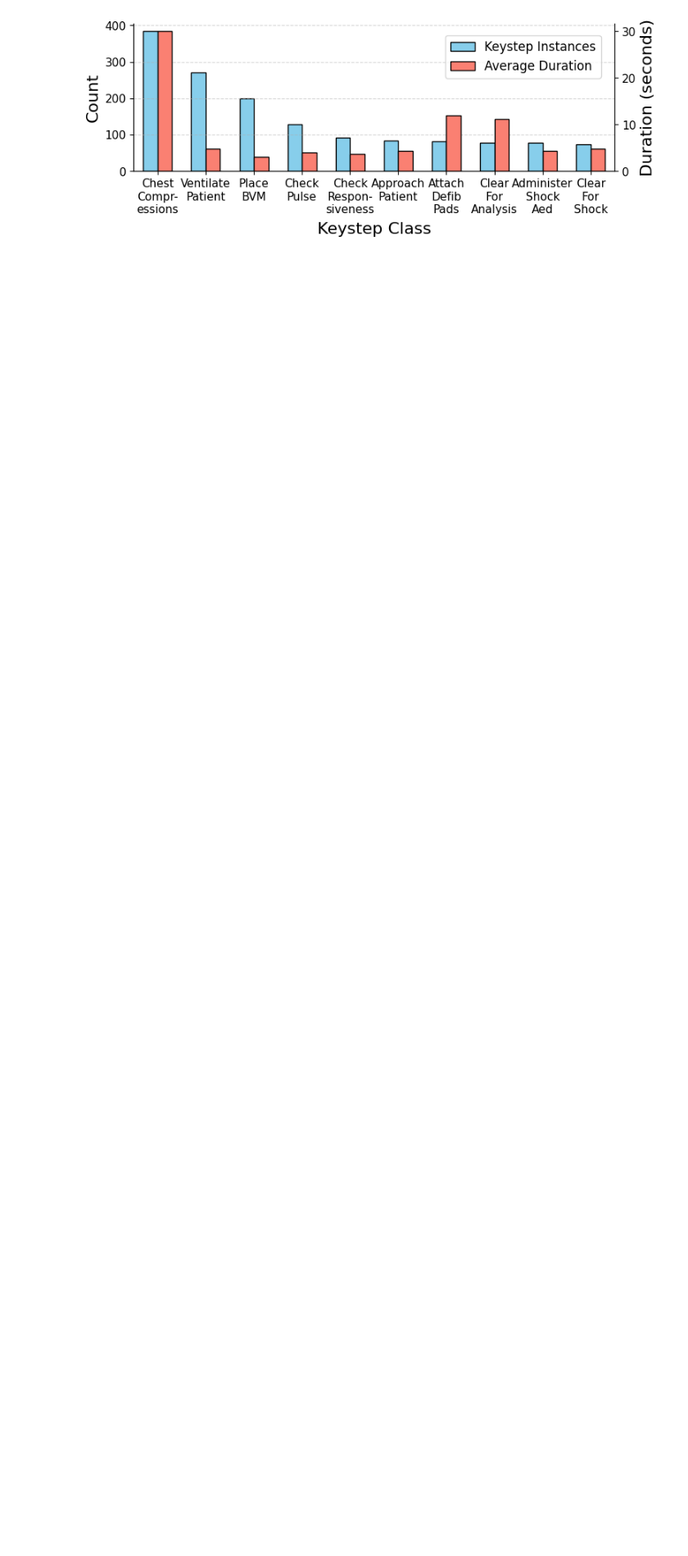
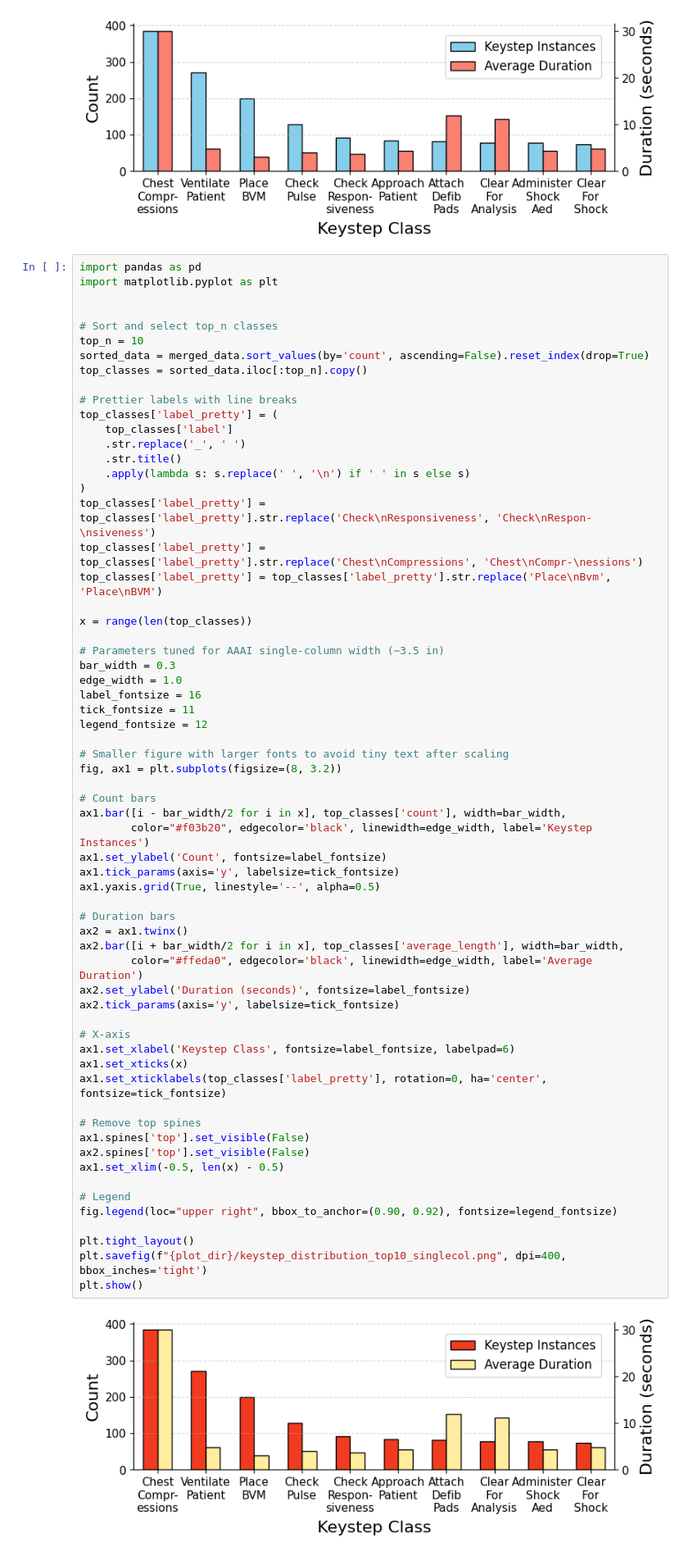
Before and after one commit to UVA-DSA/EgoEMS, a Jupyter notebook: Tools/stats/final_plots.ipynb, the cells around one changed output. Shown: that part at 82% size. Saved outputs shown, nothing was run; the diff lists cells and outputs as text; blank space fills up the shorter version.

Commit message:
figure improvements after editorial feedback

```diff
--- a/Tools/stats/final_plots.ipynb
+++ b/Tools/stats/final_plots.ipynb
@@ -379,3 +379,68 @@ plt.savefig(f"{plot_dir}/keystep_distribution_top10_singlecol.png", dpi=400, bbo
 plt.show()
 # %% [output]
 [figure]
+# %%
+import pandas as pd
+import matplotlib.pyplot as plt
+
+
+# Sort and select top_n classes
+top_n = 10
+sorted_data = merged_data.sort_values(by='count', ascending=False).reset_index(drop=True)
+top_classes = sorted_data.iloc[:top_n].copy()
+
+# Prettier labels with line breaks
+top_classes['label_pretty'] = (
+    top_classes['label']
+    .str.replace('_', ' ')
+    .str.title()
+    .apply(lambda s: s.replace(' ', '\n') if ' ' in s else s)
+)
+top_classes['label_pretty'] = top_classes['label_pretty'].str.replace('Check\nResponsiveness', 'Check\nRespon-\nsiveness')
+top_classes['label_pretty'] = top_classes['label_pretty'].str.replace('Chest\nCompressions', 'Chest\nCompr-\nessions')
+top_classes['label_pretty'] = top_classes['label_pretty'].str.replace('Place\nBvm', 'Place\nBVM')
+
+x = range(len(top_classes))
+
+# Parameters tuned for AAAI single-column width (~3.5 in)
+bar_width = 0.3
+edge_width = 1.0
+label_fontsize = 16
+tick_fontsize = 11
+legend_fontsize = 12
+
+# Smaller figure with larger fonts to avoid tiny text after scaling
+fig, ax1 = plt.subplots(figsize=(8, 3.2))
+
+# Count bars
+ax1.bar([i - bar_width/2 for i in x], top_classes['count'], width=bar_width,
+        color="#f03b20", edgecolor='black', linewidth=edge_width, label='Keystep Instances')
+ax1.set_ylabel('Count', fontsize=label_fontsize)
+ax1.tick_params(axis='y', labelsize=tick_fontsize)
+ax1.yaxis.grid(True, linestyle='--', alpha=0.5)
+
+# Duration bars
+ax2 = ax1.twinx()
+ax2.bar([i + bar_width/2 for i in x], top_classes['average_length'], width=bar_width,
+        color="#ffeda0", edgecolor='black', linewidth=edge_width, label='Average Duration')
+ax2.set_ylabel('Duration (seconds)', fontsize=label_fontsize)
+ax2.tick_params(axis='y', labelsize=tick_fontsize)
+
+# X-axis
+ax1.set_xlabel('Keystep Class', fontsize=label_fontsize, labelpad=6)
+ax1.set_xticks(x)
+ax1.set_xticklabels(top_classes['label_pretty'], rotation=0, ha='center', fontsize=tick_fontsize)
+
+# Remove top spines
+ax1.spines['top'].set_visible(False)
+ax2.spines['top'].set_visible(False)
+ax1.set_xlim(-0.5, len(x) - 0.5)
+
+# Legend
+fig.legend(loc="upper right", bbox_to_anchor=(0.90, 0.92), fontsize=legend_fontsize)
+
+plt.tight_layout()
+plt.savefig(f"{plot_dir}/keystep_distribution_top10_singlecol.png", dpi=400, bbox_inches='tight')
+plt.show()
+# %% [output]
+[figure, added]
```
Also changed, not shown: 1 other file.
